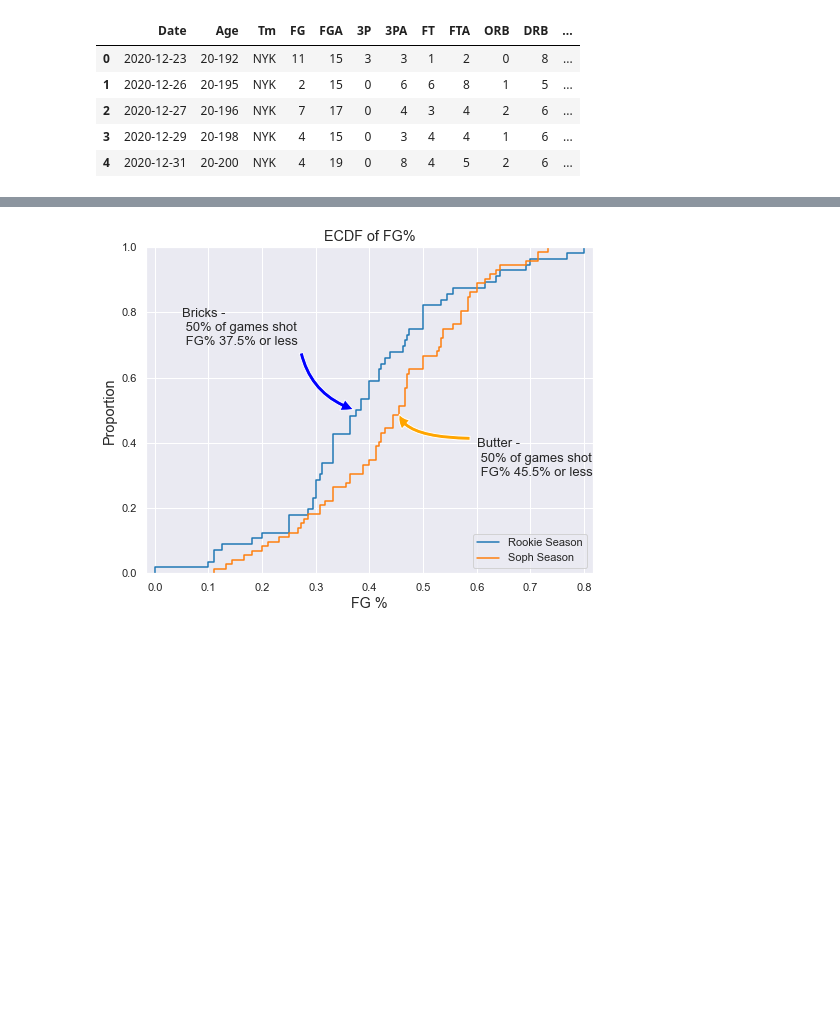
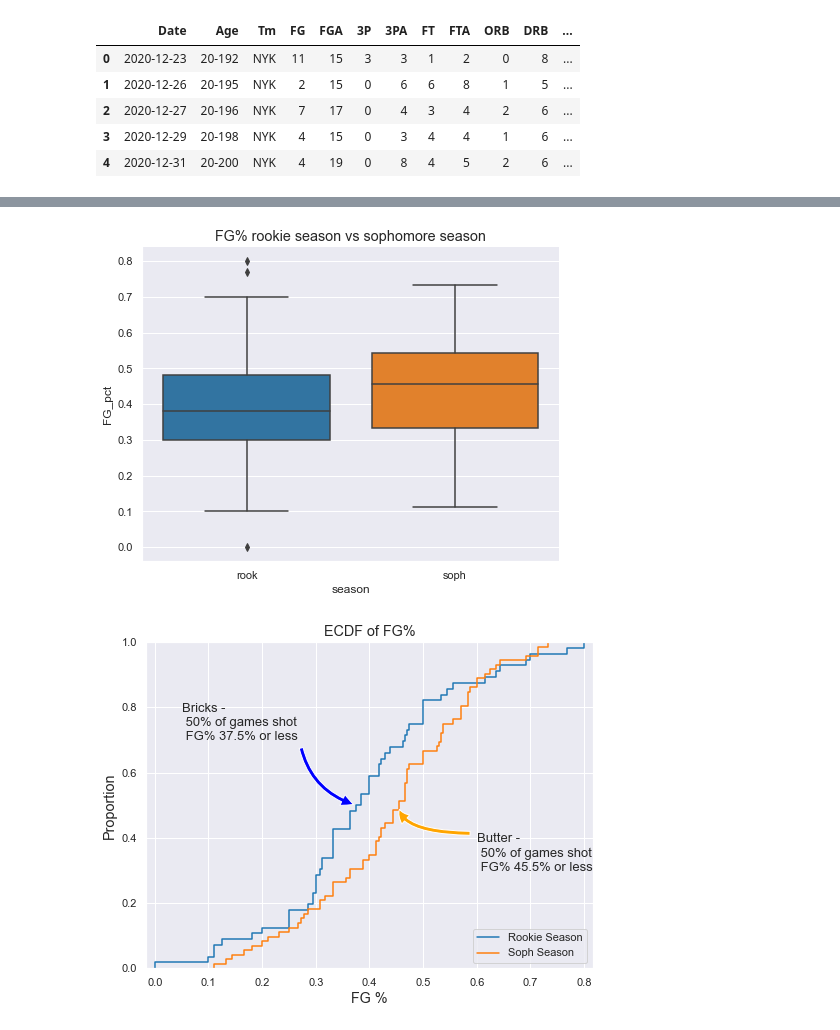
Before and after one commit to BLouie2/Knicks_Tape, a Jupyter notebook: RJ Barrett FG analysis.ipynb, the cells around one changed output, grey strips where cells are left out. Drawn from its saved outputs; the diff is of its cells as text; code cells hidden in the pictures; blank space fills up the shorter version.

```diff
--- a/RJ Barrett FG analysis.ipynb
+++ b/RJ Barrett FG analysis.ipynb
@@ -75,3 +77,9 @@ RJ_season2stats['3P_pct'] = round(RJ_season2stats['3P'] / RJ_season2stats['3PA']
 # Create array for each season
 rook_szn = RJ_season1stats['FG_pct'].values
 soph_szn = RJ_season2stats['FG_pct'].values
+# %%
+combszn_df = pd.concat([RJ_season1stats, RJ_season2stats])
+# %%
+import datetime
+combszn_df['season'] = ['rook' if x < datetime.datetime(year = 2020, month=12, day=1) else 'soph' for x in combszn_df['Date']]
+combszn_df['season'] = combszn_df['season'].astype("category")
@@ -78,3 +106,12 @@ soph_szn = RJ_season2stats['FG_pct'].values
+# %%
+sns.set_context('notebook')
+sns.set_style('darkgrid')
+g = sns.catplot(data = combszn_df, kind = 'box', y= 'FG_pct', x= "season",
+               aspect = 1.3)
+plt.title("FG% rookie season vs sophomore season", fontsize= 'large')
+plt.show()
+# %% [output]
+[figure, added]
 # %%
 sns.set_context('notebook')
 sns.set_style('darkgrid')
```
Also changed, not shown: parts of 2 cells of this notebook.
